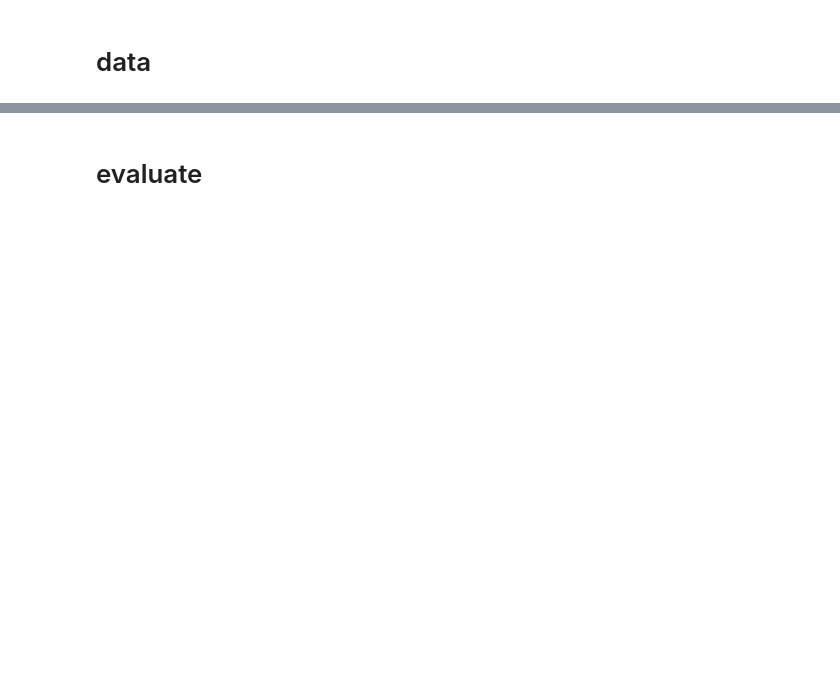
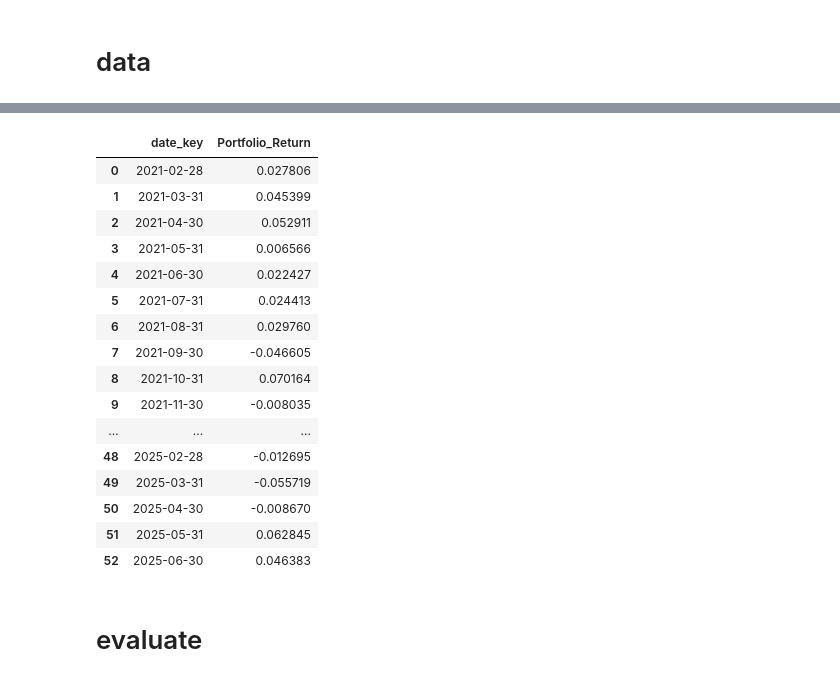
Before and after one commit to Alexis-Perron/ESSAI-BLM-LLM, a Jupyter notebook: portfolio_weight_plot.ipynb, the cells around one changed output, grey strips where cells are left out. Drawn from its saved outputs; the diff is of its cells as text; code cells hidden in the pictures; blank space fills up the shorter version.

Commit message:
modifed to accomodate date span from 2021 to 2025

```diff
--- a/portfolio_weight_plot.ipynb
+++ b/portfolio_weight_plot.ipynb
@@ -12,7 +12,7 @@ import calendar
 # Settings (2021-01-01 to 2022-06-30)
 # =========================
 START = "2021-01-01"
-END   = "2023-06-30"
+END   = "2025-06-30"
 
 # Month starts: 2021-01-01 ... 2022-06-01
 date_range = pd.date_range(start=START, end=END, freq="MS")
@@ -349,7 +380,7 @@ qwen_returns.head()
 S&P 500 proxy returns (monthly) from yfinance ETF (e.g., SPY):
 - Download daily adjusted prices
 - Convert to monthly returns (month-end to month-end)
-- Keep Jan..Jun 2023 inclusive
+- Keep Jan..Jun 2025 inclusive
 """
 import pandas as pd
 
@@ -361,33 +392,51 @@ except ImportError:
 ETF = "SPY"  # alternatives: "IVV", "VOO"
 
 px = yf.download(ETF, start=START, end=END, progress=False)
 if px.empty:
     raise ValueError(f"No data downloaded for {ETF}. Check internet access / ticker.")
 
 # Prefer Adj Close if available, else Close
 if "Adj Close" in px.columns:
     close = px["Adj Close"]
 else:
     close = px["Close"]
 
 # If DataFrame (edge case), take first column
 if isinstance(close, pd.DataFrame):
     close = close.iloc[:, 0]
 
 close = close.dropna()
 
 # Month-end close and monthly returns
 m_close = close.resample("ME").last()
 m_ret = m_close.pct_change().dropna()
 
 sp500_proxy = pd.DataFrame({
     "date_key": m_ret.index,
     "Portfolio_Return": m_ret.values
 })
 
 # Keep months end Jan..Jun 2023
 sp500_proxy = sp500_proxy[(sp500_proxy["date_key"] >= START) & (sp500_proxy["date_key"] <= END)].copy()
 sp500_proxy
+# %% [output]
+|  | date_key | Portfolio_Return |
+| 0 | 2021-02-28 | 0.027806 |
+| 1 | 2021-03-31 | 0.045399 |
+| 2 | 2021-04-30 | 0.052911 |
+| 3 | 2021-05-31 | 0.006566 |
+| 4 | 2021-06-30 | 0.022427 |
+| 5 | 2021-07-31 | 0.024413 |
+| 6 | 2021-08-31 | 0.029760 |
+| 7 | 2021-09-30 | -0.046605 |
+| 8 | 2021-10-31 | 0.070164 |
+| 9 | 2021-11-30 | -0.008035 |
+| ... | ... | ... |
+| 48 | 2025-02-28 | -0.012695 |
+| 49 | 2025-03-31 | -0.055719 |
+| 50 | 2025-04-30 | -0.008670 |
+| 51 | 2025-05-31 | 0.062845 |
+| 52 | 2025-06-30 | 0.046383 |
 # %% [markdown]
 # evaluate
 # %%
```
Also changed, not shown: parts of 10 cells of this notebook, 39 other files.
